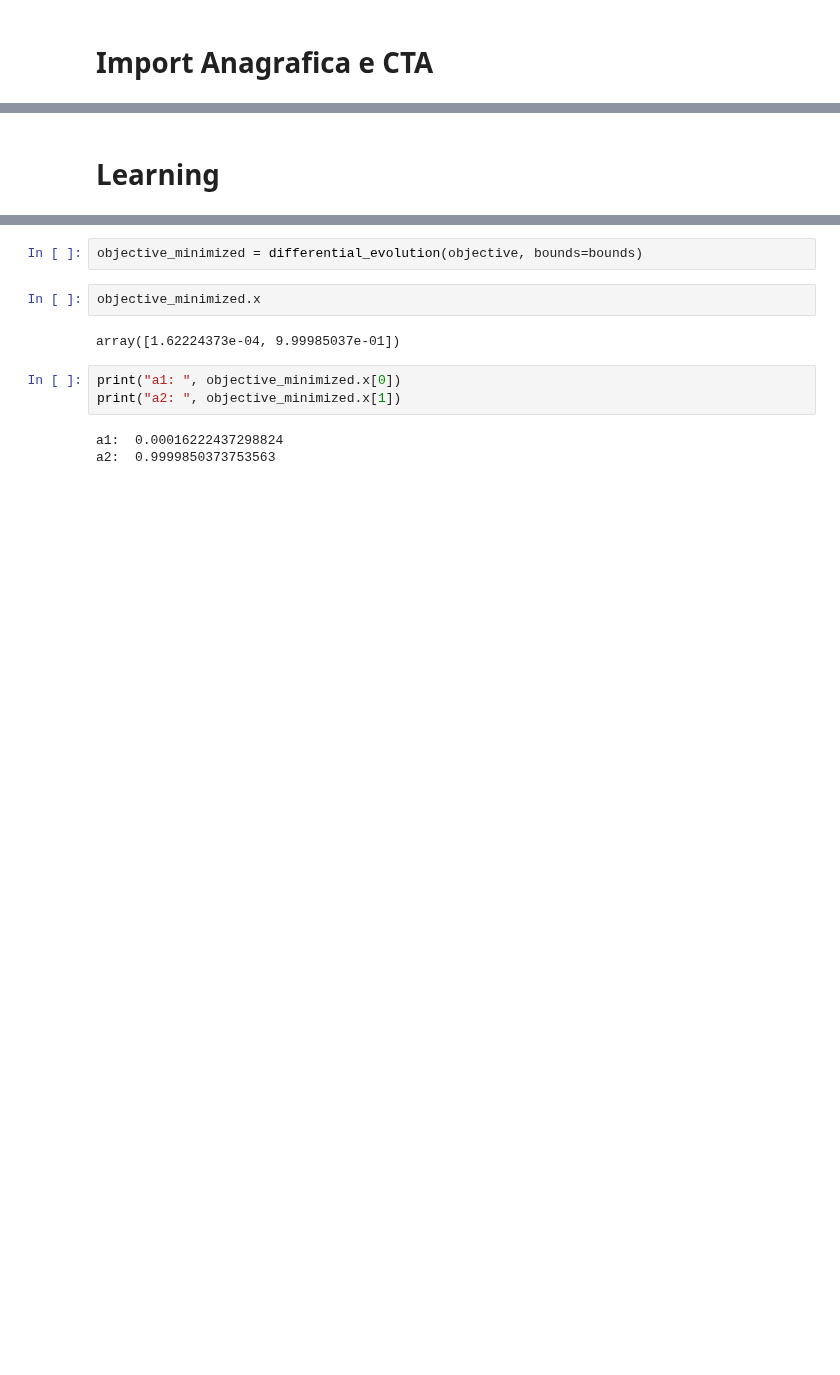
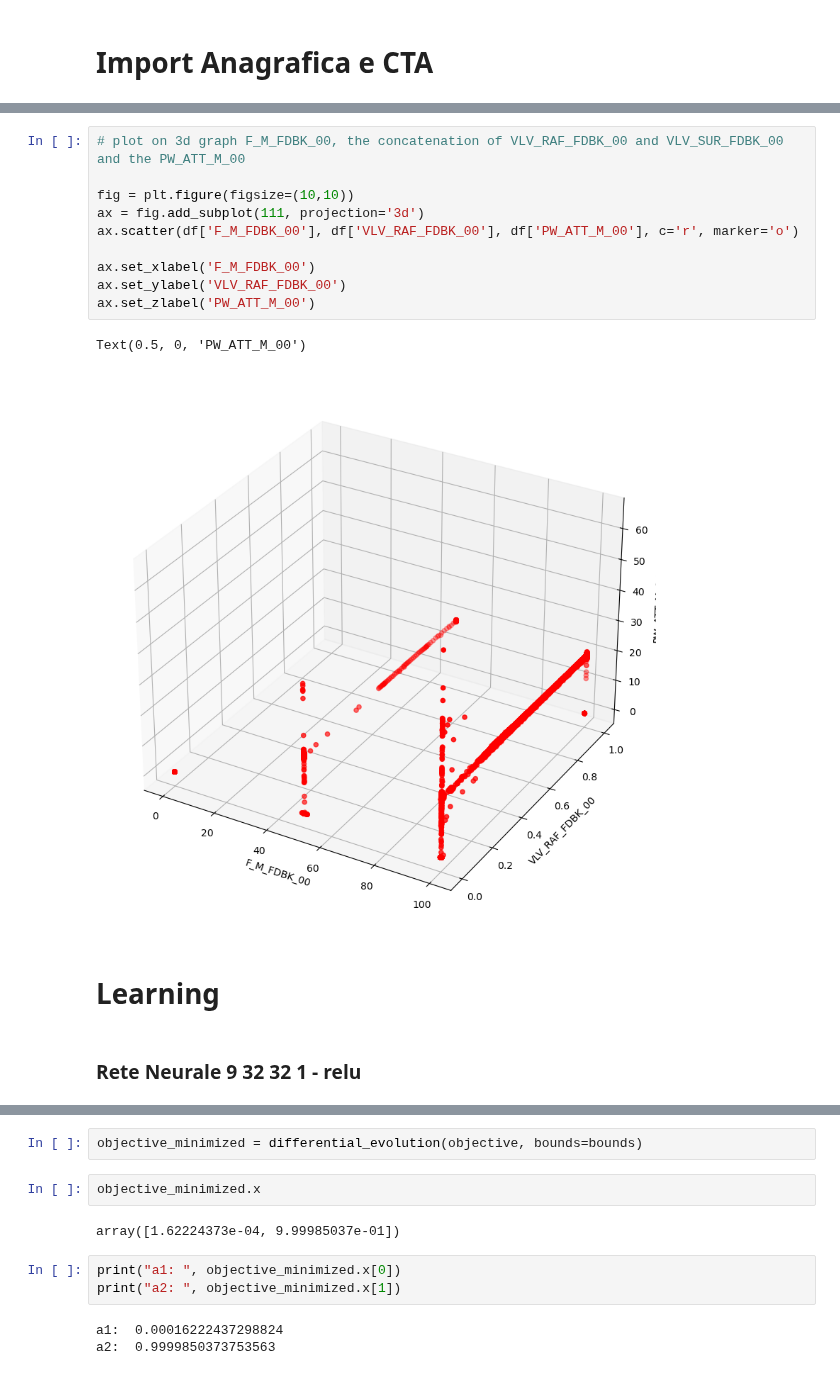
Before and after one commit to edoardorossi1995/Tesi, a Jupyter notebook: DQN_Agent.ipynb, the cells around one changed output, grey strips where cells are left out. Cells and saved outputs as stored; diff of their text form; blank space fills up the shorter version.

```diff
--- a/DQN_Agent.ipynb
+++ b/DQN_Agent.ipynb
@@ -105,8 +109,23 @@ print("df shape: ", df.shape)
 df18 shape:  (141811, 76)
 df19 shape:  (523489, 76)
 df shape:  (665300, 76)
+# %%
+# plot on 3d graph F_M_FDBK_00, the concatenation of VLV_RAF_FDBK_00 and VLV_SUR_FDBK_00 and the PW_ATT_M_00
+
+fig = plt.figure(figsize=(10,10))
+ax = fig.add_subplot(111, projection='3d')
+ax.scatter(df['F_M_FDBK_00'], df['VLV_RAF_FDBK_00'], df['PW_ATT_M_00'], c='r', marker='o')
+
+ax.set_xlabel('F_M_FDBK_00')
+ax.set_ylabel('VLV_RAF_FDBK_00')
+ax.set_zlabel('PW_ATT_M_00')
+# %% [output]
+Text(0.5, 0, 'PW_ATT_M_00')
+[figure, added]
 # %% [markdown]
 # Learning
+# %% [markdown]
+### Rete Neurale 9 32 32 1   -   relu
 # %%
 n = load_data('_.pkl')
 if IN_COLAB == True:
```
Also changed, not shown: parts of 10 cells of this notebook.
